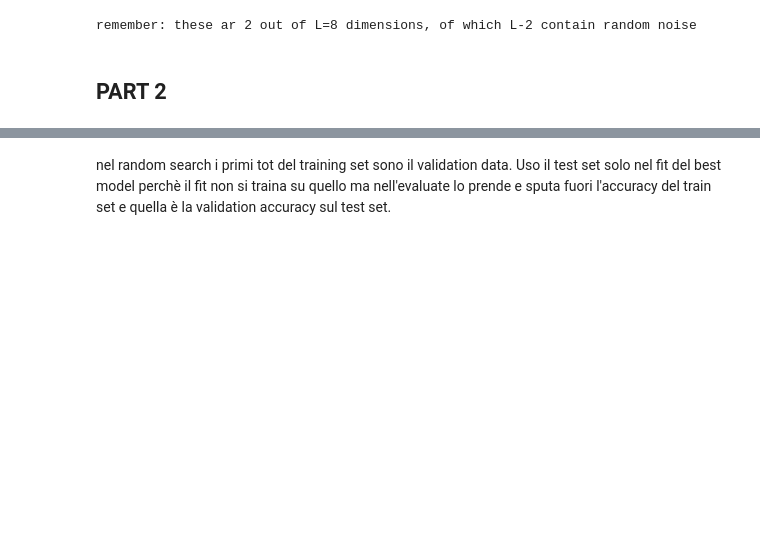
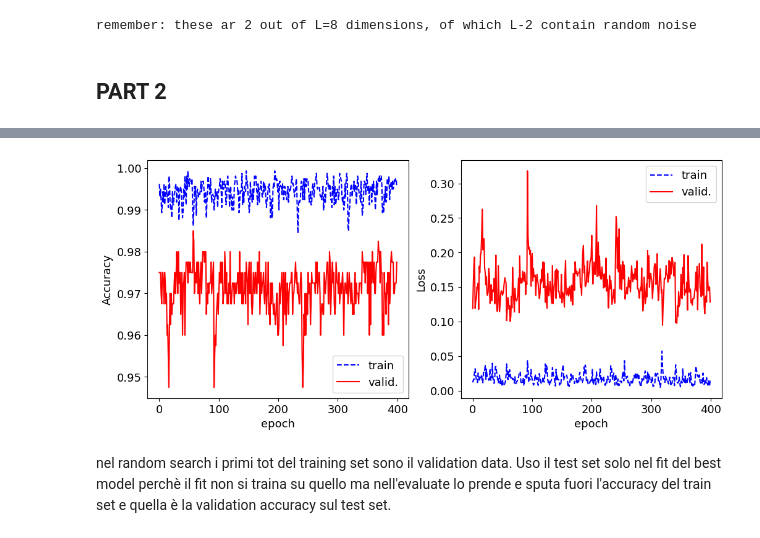
Before and after one commit to BelliLuigi/LCP-B, a Jupyter notebook: ex1/exercise1.ipynb, the cells around one changed output, grey strips where cells are left out. Saved outputs shown, nothing was run; the diff lists cells and outputs as text; code cells hidden in the pictures; blank space fills up the shorter version.

```diff
--- a/ex1/exercise1.ipynb
+++ b/ex1/exercise1.ipynb
@@ -342,12 +338,13 @@ def train_data(X,Y):
     '''
     STO DANDO PER SCONTATO CHE SIA STATO TROVATO E RUNNATO IL BEST MODEL
     '''
-    nepoch = 300 #CHANGE HERE FOR FASTER/SLOWER RUN
+    nepoch = 400 #CHANGE HERE FOR FASTER/SLOWER RUN
     x_train,y_train,x_test,y_test=prepare_data(X,Y)
     fit = best_model.fit(x_train, y_train,
                epochs = nepoch, batch_size = 50,
                validation_data=(x_test,y_test),
                verbose=0)
+
     fig,AX=plt.subplots(1,2,figsize=(12,5.))
     ax=AX[0]
     ax.plot(fit.history['accuracy'],label="train",c="b",ls="--")
@@ -381,2 +361,6 @@ Train: 800       Validation: 400
+# %%
+train_data(x,y)
+# %% [output]
+[figure, added]
 # %% [markdown]
 nel random search i primi tot del training set sono il validation data. Uso il test set solo nel fit del best model perchè il fit non si traina su quello ma nell'evaluate lo prende  e sputa fuori l'accuracy del train set e quella è la validation accuracy sul test set.
```
Also changed, not shown: parts of 20 cells of this notebook.
